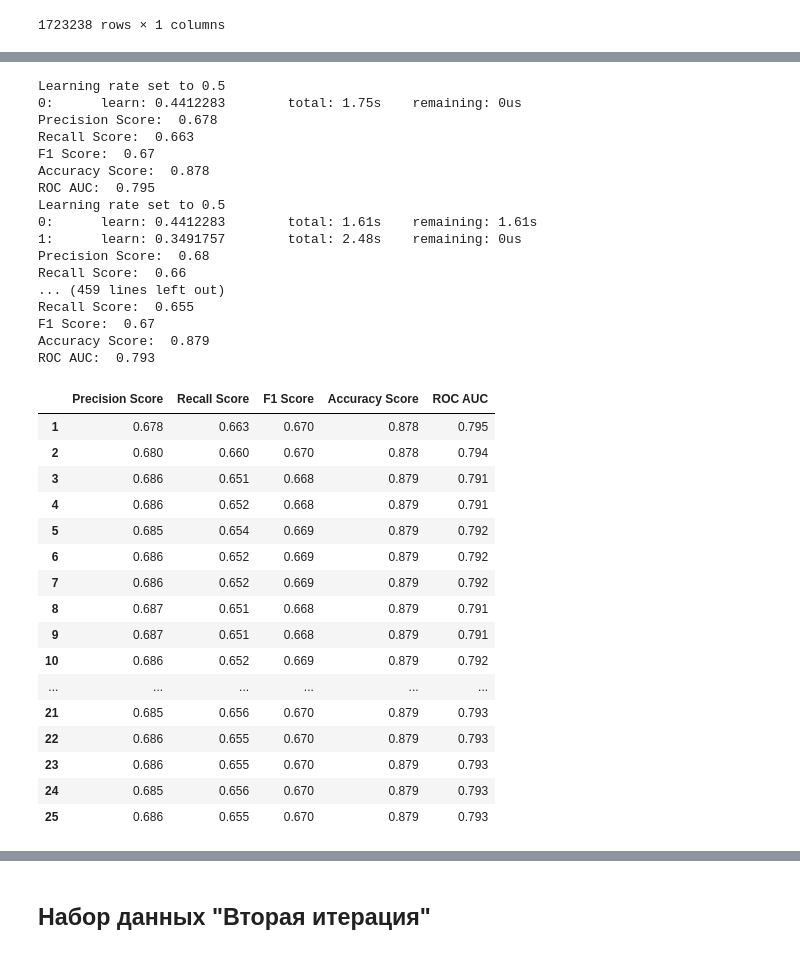
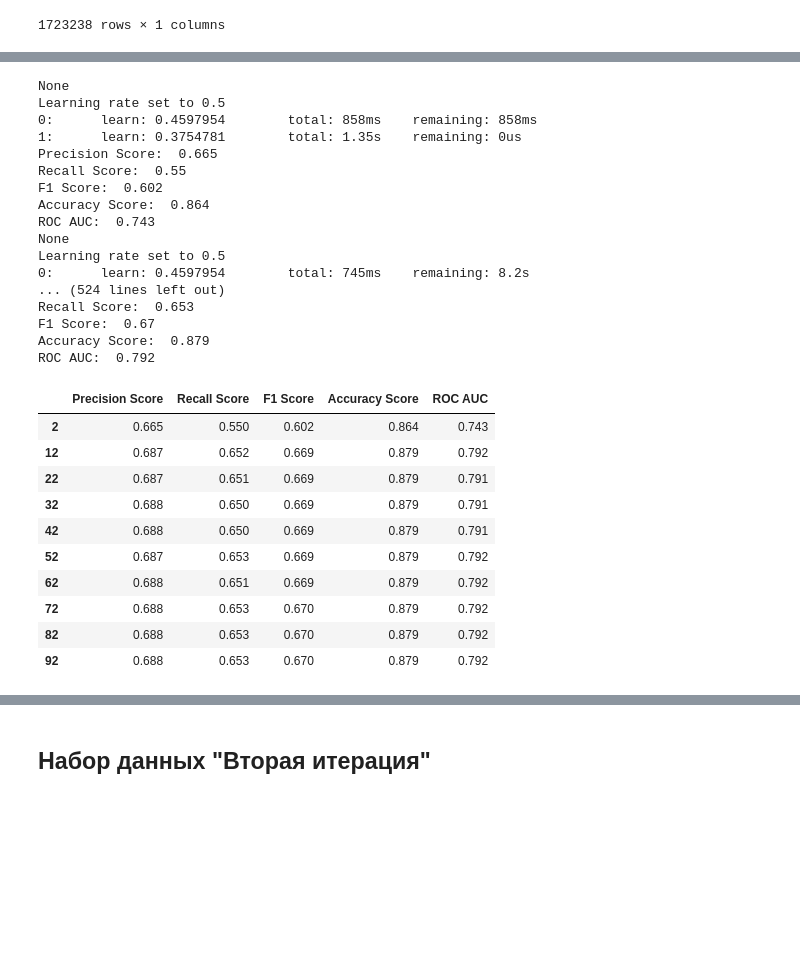
Before and after one commit to AlexHLinS/ds7_ml_contest_team1, a Jupyter notebook: catboost_model.ipynb, the cells around one changed output, grey strips where cells are left out. Cells and saved outputs as stored; diff of their text form; code cells hidden in the pictures; blank space fills up the shorter version.

```diff
--- a/catboost_model.ipynb
+++ b/catboost_model.ipynb
@@ -71,8 +71,10 @@ def visualize_it(catboost_scores: pd.DataFrame) -> None:
 # %%
 # непосредственно catboost
 def catboost_it(X: pd.DataFrame, y: pd.DataFrame, X_val: pd.DataFrame, y_val: pd.DataFrame, min_iterations: int,
-                max_iterations: int, verbose: bool) -> pd.DataFrame:
+                max_iterations: int, iteration_step: int, verbose: bool, category_columns: List[str]) -> pd.DataFrame:
     """
+    :param iteration_step:
+    :param category_columns:
     :param X: training set of values
     :param y: training set of results
     :param X_val: test set of values
@@ -83,9 +85,15 @@ def catboost_it(X: pd.DataFrame, y: pd.DataFrame, X_val: pd.DataFrame, y_val: pd
     :return: dataframe with index = iterations param value,
              metrics columns = ['Precision Score', 'Recall Score', 'F1 Score', 'Accuracy Score', 'ROC AUC']
     """
+    if category_columns is None:
+        category_columns = []
+    else:
+        for cat in category_columns:
+            X[cat] = X[cat].astype(int)
     catboost_boost_results = dict()
-    for i in range(min_iterations, max_iterations):
-        catboost_model = CatBoostClassifier(iterations=i + 1)
+    for i in range(min_iterations, max_iterations, iteration_step):
+        catboost_model = CatBoostClassifier(iterations=i + 1, cat_features=category_columns)
+        print(catboost_model.feature_names_)
         catboost_model.fit(X, y)
         prediction = catboost_model.predict(X_val)
         catboost_boost_results[i + 1] = eval_metrics(y_val, prediction, verbose)
@@ -155,0 +142,9 @@ Learning rate set to 0.5
+# %%
+X['REGION'] = X['REGION'].apply(int)
+X_val['REGION'] = X_val['REGION'].apply(int)
+X['TENURE'] = X['TENURE'].apply(int)
+X_val['TENURE'] = X_val['TENURE'].apply(int)
+catboost_model = CatBoostClassifier(iterations=1, cat_features=['REGION', 'TENURE'])
+catboost_model.fit(X, y)
+predict = catboost_model.predict(X_val)
+print(f'ROC AUC:\n{round(roc_auc_score(y_val, predict), 3)}')
@@ -156,38 +155,32 @@ Learning rate set to 0.5
 # %%
-catboost_scores = catboost_it(X, y, X_val, y_val, 0, 25, True)
+catboost_scores = catboost_it(X, y, X_val, y_val, 1, 100, 10, True, ['REGION', 'TENURE'])
 catboost_scores
 # %% [output]
+None
 Learning rate set to 0.5
-0:      learn: 0.4412283        total: 1.75s    remaining: 0us
-Precision Score:  0.678
-Recall Score:  0.663
-F1 Score:  0.67
-Accuracy Score:  0.878
-ROC AUC:  0.795
+0:      learn: 0.4597954        total: 858ms    remaining: 858ms
+1:      learn: 0.3754781        total: 1.35s    remaining: 0us
+Precision Score:  0.665
+Recall Score:  0.55
+F1 Score:  0.602
+Accuracy Score:  0.864
+ROC AUC:  0.743
+None
 Learning rate set to 0.5
-0:      learn: 0.4412283        total: 1.61s    remaining: 1.61s
-1:      learn: 0.3491757        total: 2.48s    remaining: 0us
-Precision Score:  0.68
-Recall Score:  0.66
-... (459 lines left out)
-Recall Score:  0.655
+0:      learn: 0.4597954        total: 745ms    remaining: 8.2s
+... (524 lines left out)
+Recall Score:  0.653
 F1 Score:  0.67
 Accuracy Score:  0.879
-ROC AUC:  0.793
+ROC AUC:  0.792
 |  | Precision Score | Recall Score | F1 Score | Accuracy Score | ROC AUC |
-| 1 | 0.678 | 0.663 | 0.670 | 0.878 | 0.795 |
-| 2 | 0.680 | 0.660 | 0.670 | 0.878 | 0.794 |
-| 3 | 0.686 | 0.651 | 0.668 | 0.879 | 0.791 |
-| 4 | 0.686 | 0.652 | 0.668 | 0.879 | 0.791 |
-| 5 | 0.685 | 0.654 | 0.669 | 0.879 | 0.792 |
-| 6 | 0.686 | 0.652 | 0.669 | 0.879 | 0.792 |
-| 7 | 0.686 | 0.652 | 0.669 | 0.879 | 0.792 |
-| 8 | 0.687 | 0.651 | 0.668 | 0.879 | 0.791 |
-| 9 | 0.687 | 0.651 | 0.668 | 0.879 | 0.791 |
-| 10 | 0.686 | 0.652 | 0.669 | 0.879 | 0.792 |
-| ... | ... | ... | ... | ... | ... |
-| 21 | 0.685 | 0.656 | 0.670 | 0.879 | 0.793 |
-| 22 | 0.686 | 0.655 | 0.670 | 0.879 | 0.793 |
-| 23 | 0.686 | 0.655 | 0.670 | 0.879 | 0.793 |
-| 24 | 0.685 | 0.656 | 0.670 | 0.879 | 0.793 |
-| 25 | 0.686 | 0.655 | 0.670 | 0.879 | 0.793 |
+| 2 | 0.665 | 0.550 | 0.602 | 0.864 | 0.743 |
+| 12 | 0.687 | 0.652 | 0.669 | 0.879 | 0.792 |
+| 22 | 0.687 | 0.651 | 0.669 | 0.879 | 0.791 |
+| 32 | 0.688 | 0.650 | 0.669 | 0.879 | 0.791 |
+| 42 | 0.688 | 0.650 | 0.669 | 0.879 | 0.791 |
+| 52 | 0.687 | 0.653 | 0.669 | 0.879 | 0.792 |
+| 62 | 0.688 | 0.651 | 0.669 | 0.879 | 0.792 |
+| 72 | 0.688 | 0.653 | 0.670 | 0.879 | 0.792 |
+| 82 | 0.688 | 0.653 | 0.670 | 0.879 | 0.792 |
+| 92 | 0.688 | 0.653 | 0.670 | 0.879 | 0.792 |
```
Also changed, not shown: parts of 5 cells of this notebook, 10 other files.
